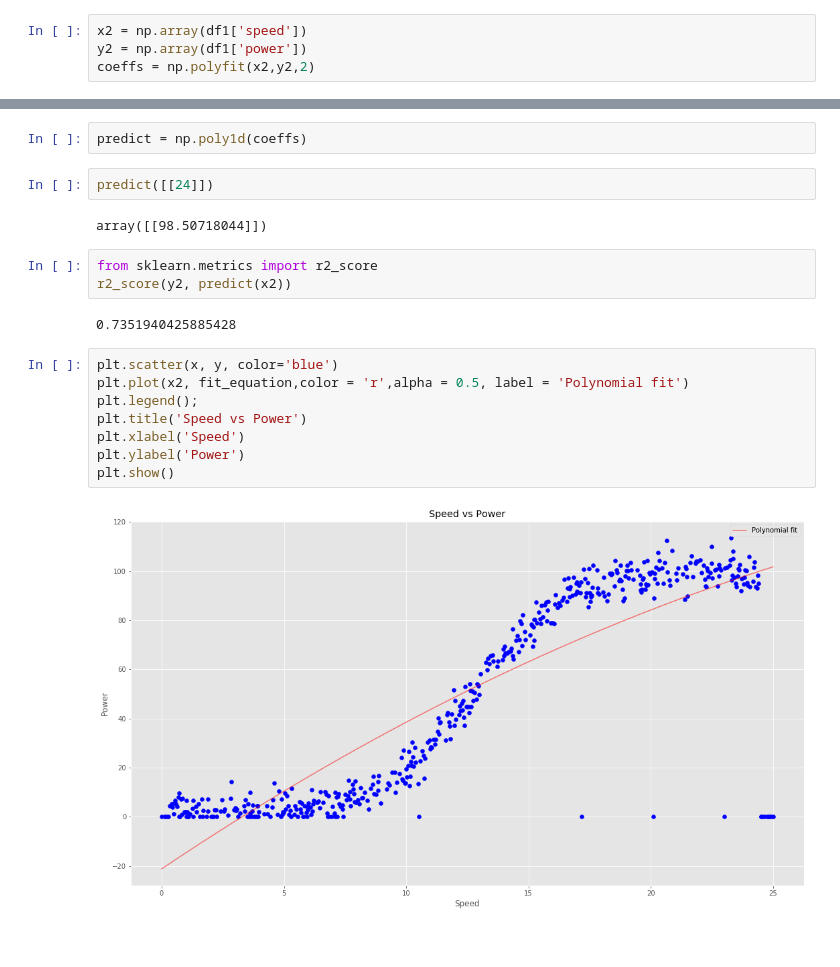
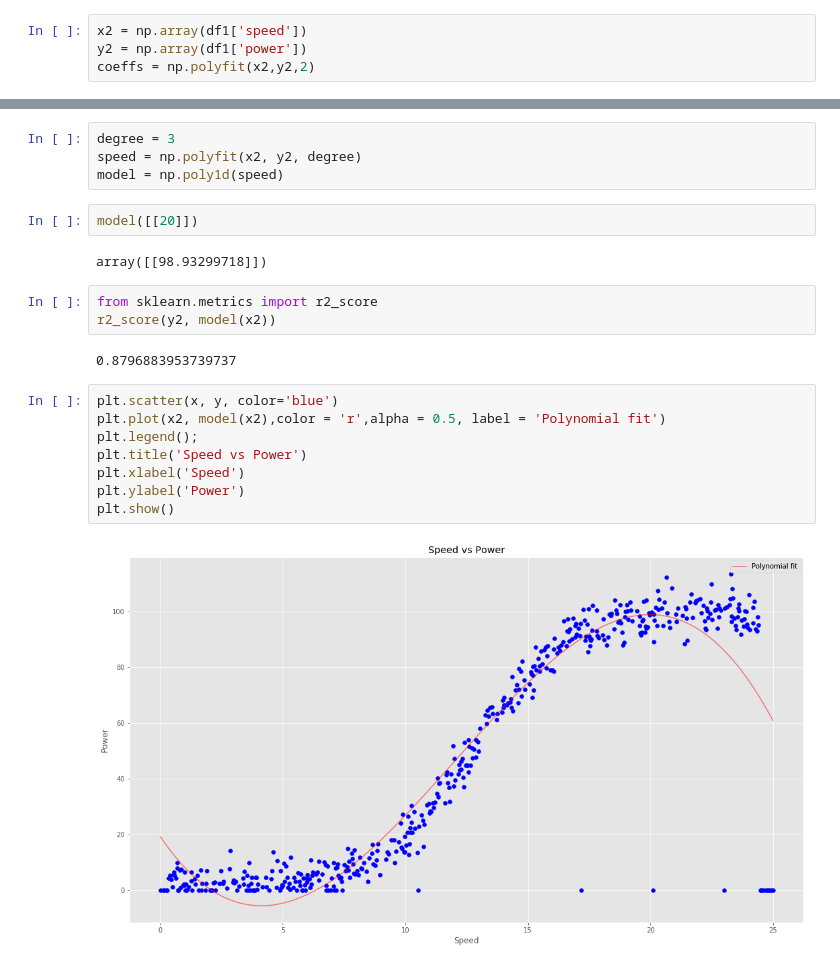
Before and after one commit to Willie2511/Data_Analysis_Project, a Jupyter notebook: Data_Project.ipynb, the cells around one changed output, grey strips where cells are left out. Drawn from its saved outputs; the diff is of its cells as text; blank space fills up the shorter version.

```diff
--- a/Data_Project.ipynb
+++ b/Data_Project.ipynb
@@ -309,21 +322,23 @@ fit_equation = a * np.square(x2) + b * x2 + c
-# %%
-predict = np.poly1d(coeffs)
-# %%
-predict([[24]])
-# %% [output]
-array([[98.50718044]])
+# %%
+degree = 3
+speed = np.polyfit(x2, y2, degree)
+model = np.poly1d(speed)
+# %%
+model([[20]])
+# %% [output]
+array([[98.93299718]])
 # %%
 from sklearn.metrics import r2_score
-r2_score(y2, predict(x2))
+r2_score(y2, model(x2))
 # %% [output]
-0.7351940425885428
+0.8796883953739737
 # %%
 plt.scatter(x, y, color='blue')
-plt.plot(x2, fit_equation,color = 'r',alpha = 0.5, label = 'Polynomial fit')
+plt.plot(x2, model(x2),color = 'r',alpha = 0.5, label = 'Polynomial fit')
 plt.legend();
 plt.title('Speed vs Power')
 plt.xlabel('Speed')
 plt.ylabel('Power')
 plt.show()
 # %% [output]
-[figure, old version]
+[figure, new version]
```
Also changed, not shown: parts of 12 cells of this notebook.
